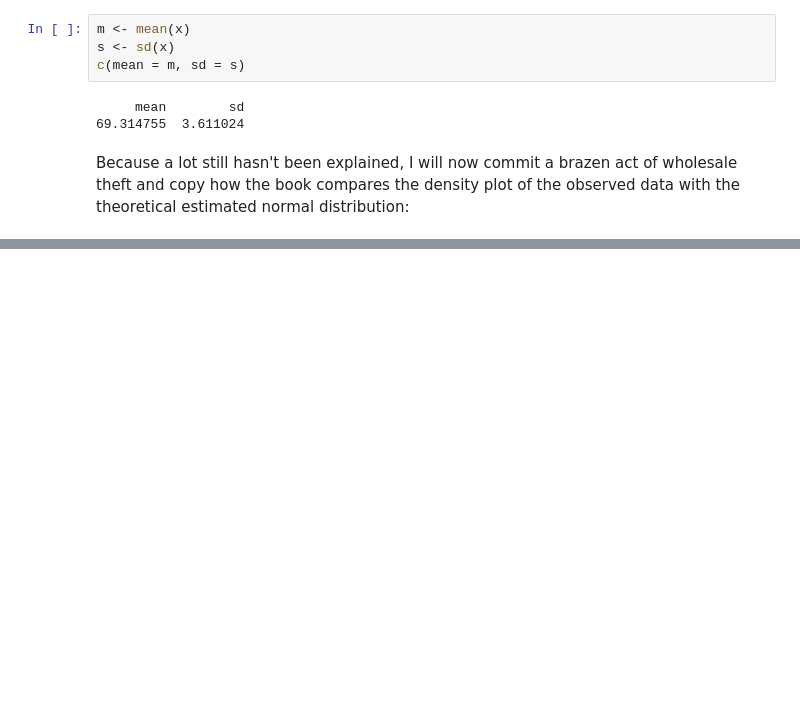
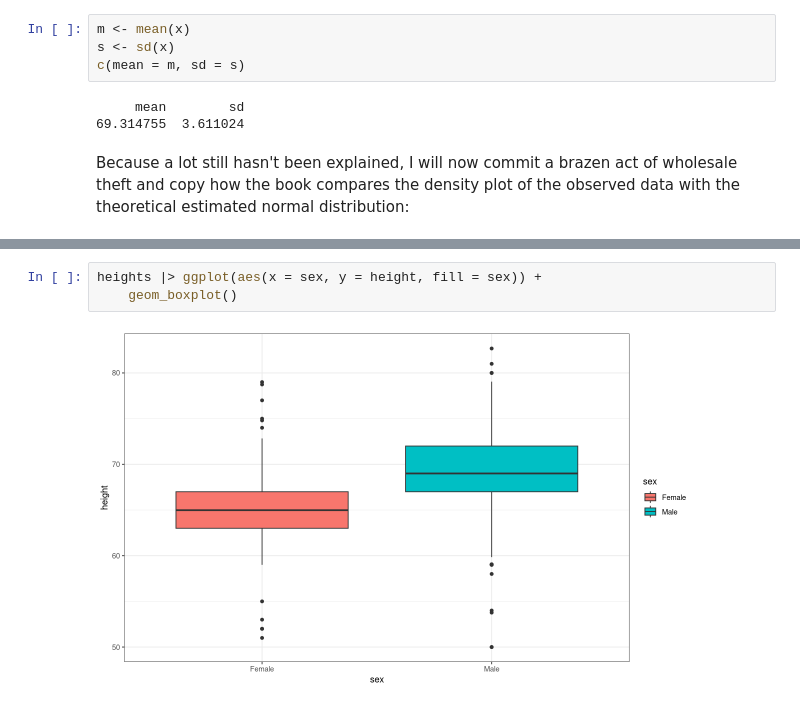
Before and after one commit to readyready15728/data-wrangling-and-visualization-with-r, a Jupyter notebook: 07_visualizing_data_distributions/07_visualizing_data_distributions.ipynb, the cells around one changed output, grey strips where cells are left out. Drawn from its saved outputs; the diff is of its cells as text; blank space fills up the shorter version.

```diff
--- a/07_visualizing_data_distributions/07_visualizing_data_distributions.ipynb
+++ b/07_visualizing_data_distributions/07_visualizing_data_distributions.ipynb
@@ -214,0 +266,5 @@ heights |> filter(sex == 'Male') |> ggplot(aes(height)) +
+# %%
+heights |> ggplot(aes(x = sex, y = height, fill = sex)) +
+    geom_boxplot()
+# %% [output]
+[figure, added]
```
Also changed, not shown: parts of 43 cells of this notebook.
